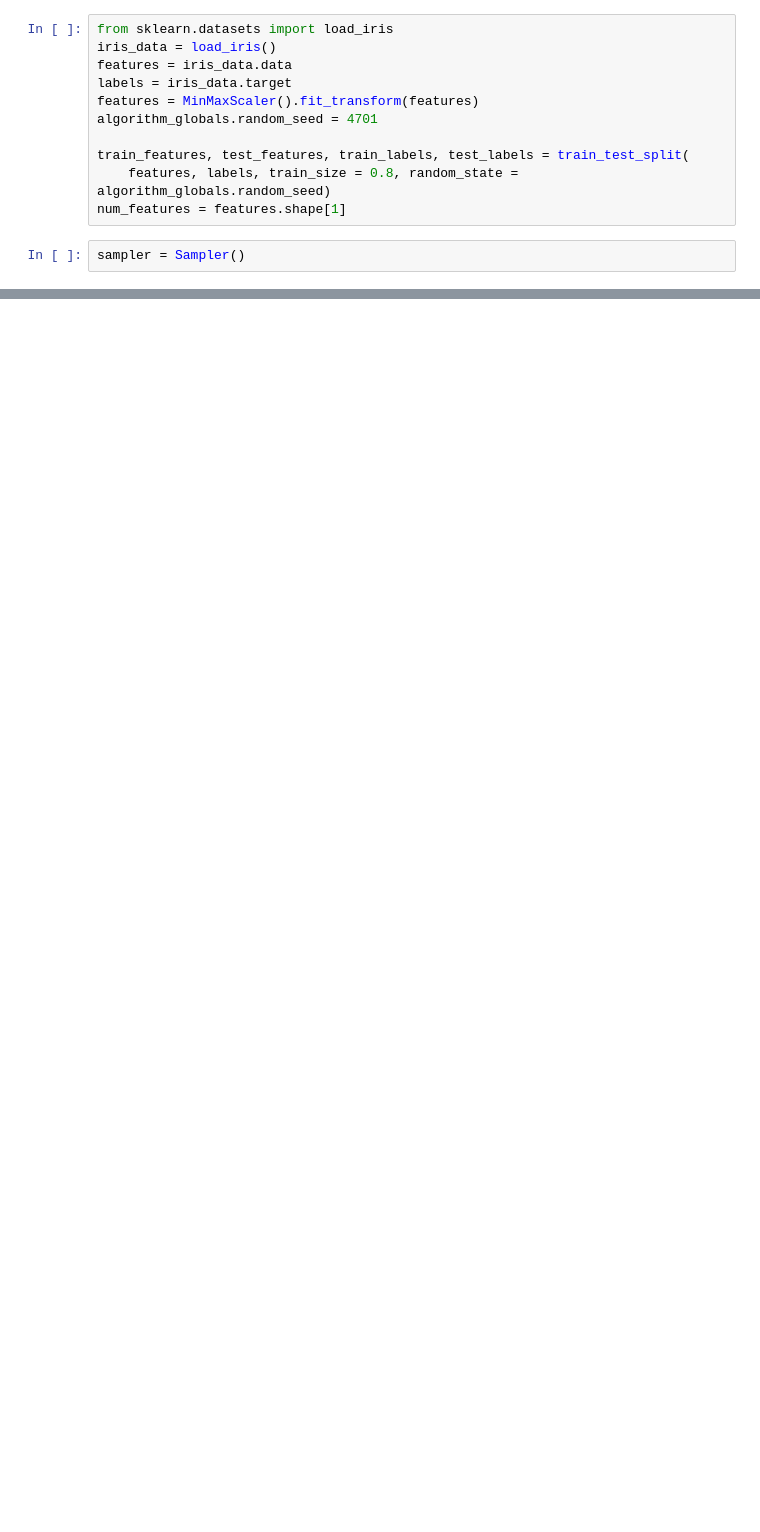
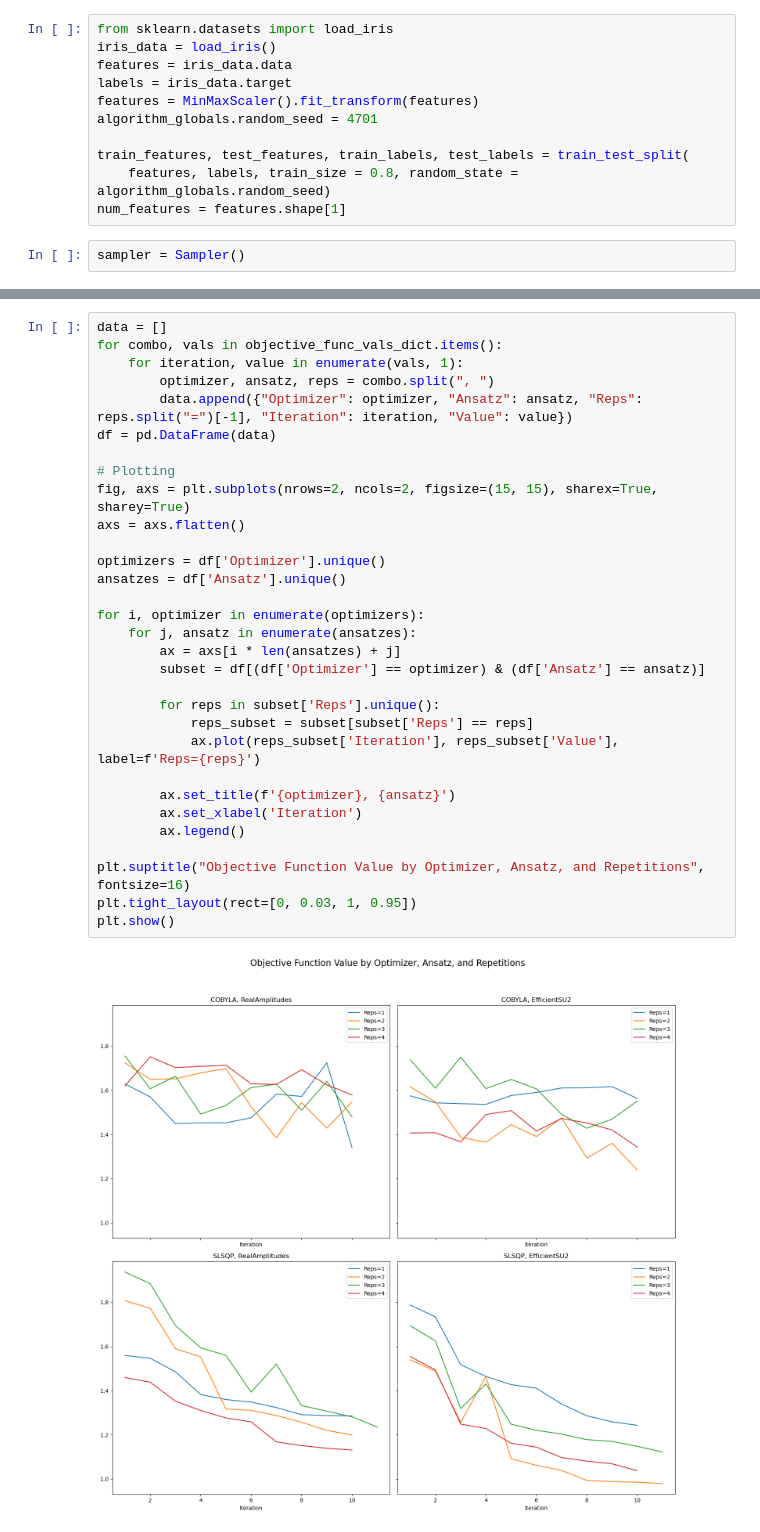
Before and after one commit to LukePower01/ml-to-qml, a Jupyter notebook: optimal-ansatz-opimzer.ipynb, the cells around one changed output, grey strips where cells are left out. Drawn from its saved outputs; the diff is of its cells as text; blank space fills up the shorter version.

```diff
--- a/optimal-ansatz-opimzer.ipynb
+++ b/optimal-ansatz-opimzer.ipynb
@@ -108,0 +173,33 @@ TypeError: callback_graph() missing 2 required positional arguments: 'mean' and
+# %%
+data = []
+for combo, vals in objective_func_vals_dict.items():
+    for iteration, value in enumerate(vals, 1):
+        optimizer, ansatz, reps = combo.split(", ")
+        data.append({"Optimizer": optimizer, "Ansatz": ansatz, "Reps": reps.split("=")[-1], "Iteration": iteration, "Value": value})
+df = pd.DataFrame(data)
+
+# Plotting
+fig, axs = plt.subplots(nrows=2, ncols=2, figsize=(15, 15), sharex=True, sharey=True)
+axs = axs.flatten()
+
+optimizers = df['Optimizer'].unique()
+ansatzes = df['Ansatz'].unique()
+
+for i, optimizer in enumerate(optimizers):
+    for j, ansatz in enumerate(ansatzes):
+        ax = axs[i * len(ansatzes) + j]
+        subset = df[(df['Optimizer'] == optimizer) & (df['Ansatz'] == ansatz)]
+
+        for reps in subset['Reps'].unique():
+            reps_subset = subset[subset['Reps'] == reps]
+            ax.plot(reps_subset['Iteration'], reps_subset['Value'], label=f'Reps={reps}')
+
+        ax.set_title(f'{optimizer}, {ansatz}')
+        ax.set_xlabel('Iteration')
+        ax.legend()
+
+plt.suptitle("Objective Function Value by Optimizer, Ansatz, and Repetitions", fontsize=16)
+plt.tight_layout(rect=[0, 0.03, 1, 0.95])
+plt.show()
+# %% [output]
+[figure, added]
```
Also changed, not shown: parts of 10 cells of this notebook, 2 other files.
